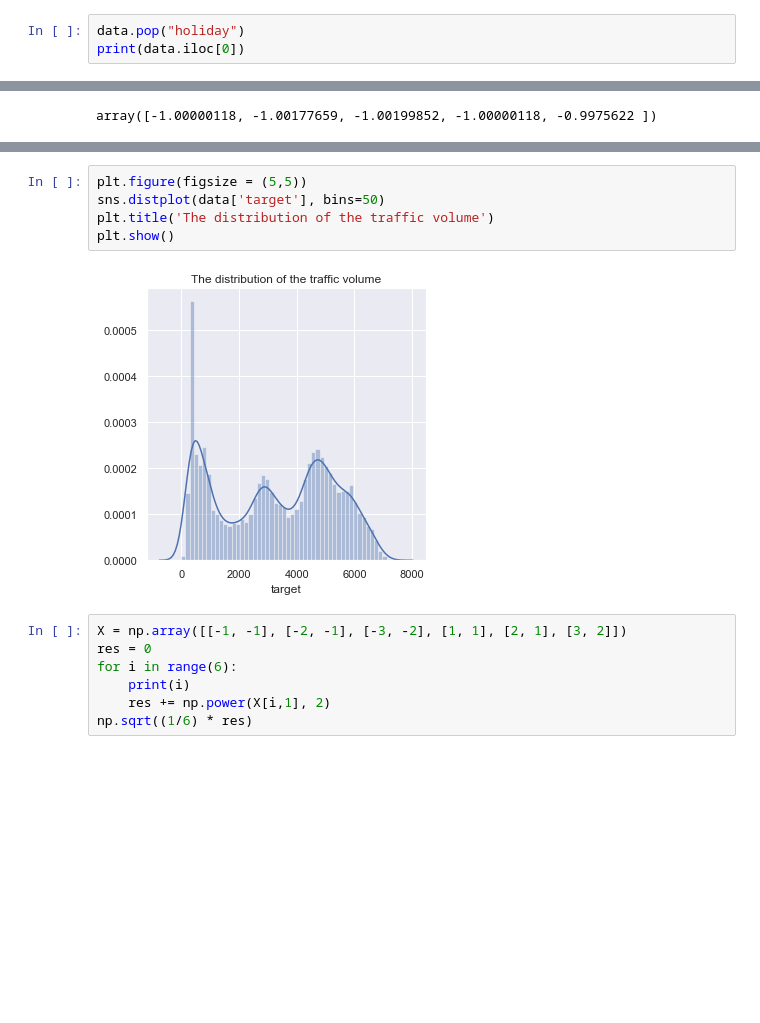
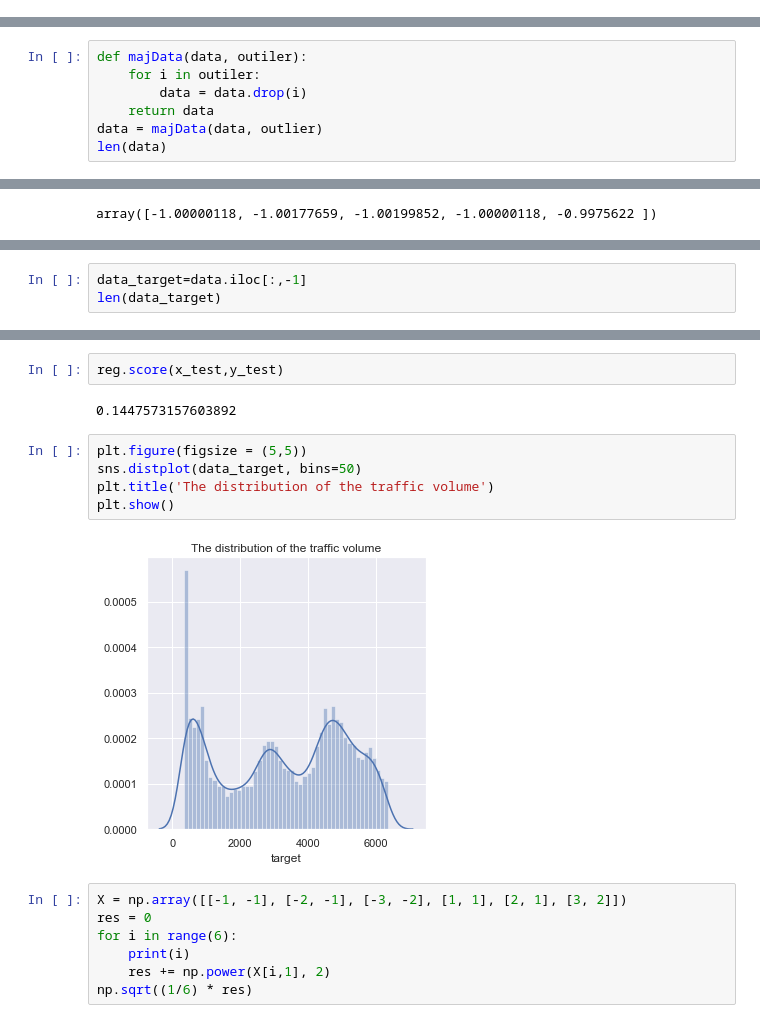
Before and after one commit to Ladiscou/AUTOBUS2, a Jupyter notebook: starting_kit/README_{PRE-PROCESSING}.ipynb, the cells around one changed output, grey strips where cells are left out. Saved outputs shown, nothing was run; the diff lists cells and outputs as text; blank space fills up the shorter version.

```diff
--- a/starting_kit/README_{PRE-PROCESSING}.ipynb
+++ b/starting_kit/README_{PRE-PROCESSING}.ipynb
@@ -62,6 +65,3 @@ data = read_as_df(data_dir  + '/' + data_name)                # The data are loa
 Reading ./all_data/xporters_train from AutoML format
 Number of examples = 38563
 Number of features = 59
-# %%
-data.pop("holiday")
-print(data.iloc[0])
@@ -153,0 +131,7 @@ Name: 38552, dtype: float64
+# %%
+def majData(data, outiler):
+    for i in outiler:
+        data = data.drop(i)
+    return data
+data = majData(data, outlier)
+len(data)
@@ -186,3 +182,6 @@ print(pca.explained_variance_ratio_)
  1.03545789e-10 7.47093841e-11 7.07887015e-11 5.97919258e-11
  5.59561888e-11 4.37347264e-11 4.08507753e-11 2.22919599e-11
  1.48732901e-11 1.44972897e-11 1.44829084e-11 7.39083957e-12]
+# %%
+data_target=data.iloc[:,-1]
+len(data_target)
@@ -189,10 +244,14 @@ print(pca.explained_variance_ratio_)
+# %%
+reg.score(x_test,y_test)
+# %% [output]
+0.1447573157603892
 # %%
 plt.figure(figsize = (5,5))
-sns.distplot(data['target'], bins=50)
+sns.distplot(data_target, bins=50)
 plt.title('The distribution of the traffic volume')
 plt.show()
 # %% [output]
-[figure, old version]
+[figure, new version]
 # %%
 X = np.array([[-1, -1], [-2, -1], [-3, -2], [1, 1], [2, 1], [3, 2]])
 res = 0
```
Also changed, not shown: parts of 14 cells of this notebook.
